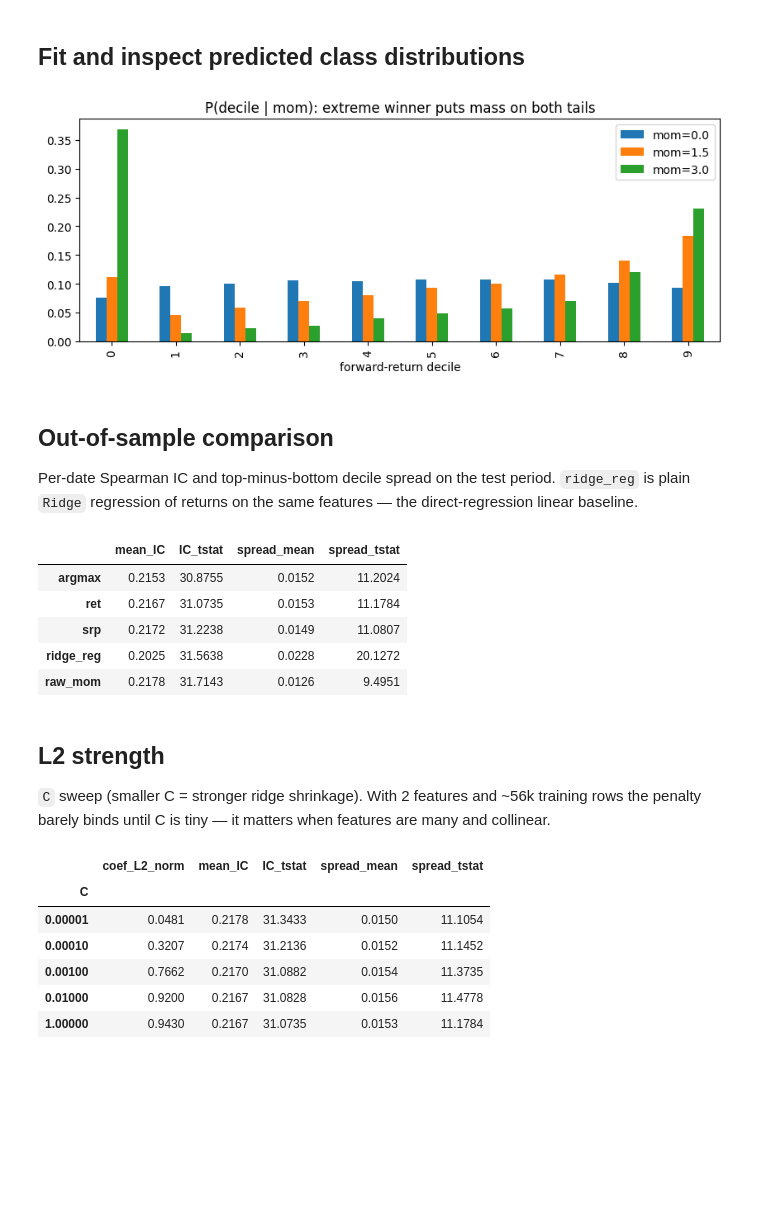
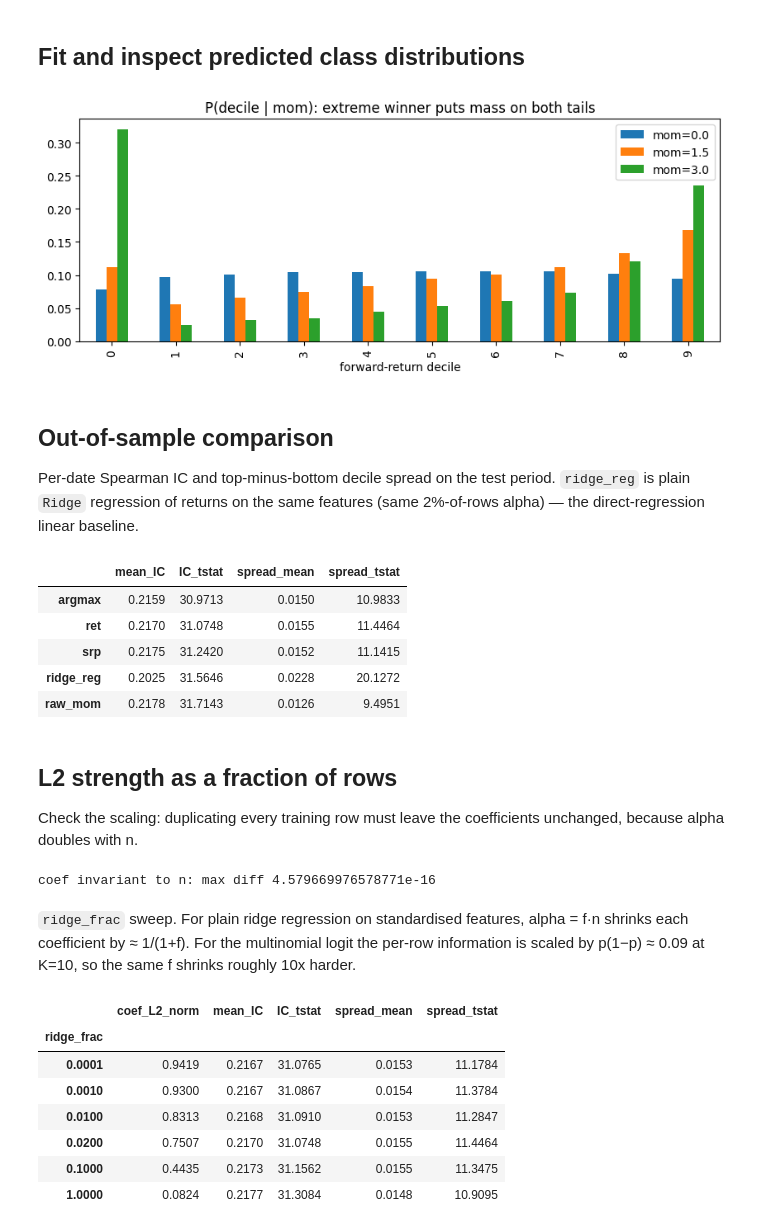
Before and after one commit to quantpapers/notebooks, a Jupyter notebook: linear_bimodal_momentum_demo.ipynb, the cells around one changed output. Drawn from its saved outputs; the diff is of its cells as text; code cells hidden in the pictures; blank space fills up the shorter version.

Commit message:
+ridge scaler

```diff
--- a/linear_bimodal_momentum_demo.ipynb
+++ b/linear_bimodal_momentum_demo.ipynb
@@ -37,13 +35,15 @@ Matplotlib is building the font cache; this may take a moment.
 class RidgeBimodalMomentum:
     """Linear Bimodal Momentum: L2-penalised multinomial logit over per-date return deciles.
 
-    ``C`` is the inverse L2 strength (smaller = more shrinkage). Features are
-    standardised first so the penalty treats them equally.
+    ``ridge_frac`` sets the L2 penalty as a fraction of training rows:
+    alpha = ridge_frac * n, i.e. sklearn's C = 1 / alpha (sklearn sums the loss
+    over rows, so a fixed C would weaken relative to the data as n grows).
+    Features are standardised first so the penalty treats them equally.
     """
 
-    def __init__(self, K=10, C=1.0):
+    def __init__(self, K=10, ridge_frac=0.02):
         self.K = K
-        self.C = C
+        self.ridge_frac = ridge_frac
 
     def fit(self, X, fwd_ret):
         r = fwd_ret.reindex(X.index).to_numpy(dtype=float)
@@ -52,9 +52,10 @@ class RidgeBimodalMomentum:
         X, r, y = X[ok], r[ok], y[ok]
         self.mu_ = np.array([r[y == k].mean() for k in range(self.K)])
         self.sd_ = np.array([r[y == k].std() for k in range(self.K)])
+        self.C_ = 1.0 / (self.ridge_frac * len(y))
         self.clf_ = make_pipeline(
             StandardScaler(),
-            LogisticRegression(C=self.C, l1_ratio=0.0, max_iter=1000),  # l1_ratio=0 -> pure L2
+            LogisticRegression(C=self.C_, l1_ratio=0.0, max_iter=1000),  # l1_ratio=0 -> pure L2
         ).fit(X, y)
         return self
 
@@ -110,20 +111,20 @@ train 56,000 rows, test 24,000 rows, split 2021-01-27
 # %% [markdown]
 ## Fit and inspect predicted class distributions
 # %%
-model = RidgeBimodalMomentum(K=10, C=1.0).fit(X[tr], fwd[tr])
+model = RidgeBimodalMomentum(K=10, ridge_frac=0.02).fit(X[tr], fwd[tr])
 
 probe = pd.DataFrame({'mom': [0.0, 1.5, 3.0]})
 probe['mom2'] = probe['mom']**2
 P = pd.DataFrame(model.clf_.predict_proba(probe), index=[f'mom={m}' for m in probe['mom']])
 P.T.plot.bar(figsize=(10, 3.5), title='P(decile | mom): extreme winner puts mass on both tails')
 plt.xlabel('forward-return decile');
 # %% [output]
-[figure, old version]
+[figure, new version]
 # %% [markdown]
 ## Out-of-sample comparison
 
 Per-date Spearman IC and top-minus-bottom decile spread on the test period. `ridge_reg` is plain
-`Ridge` regression of returns on the same features — the direct-regression linear baseline.
+`Ridge` regression of returns on the same features (same 2%-of-rows alpha) — the direct-regression linear baseline.
 # %%
 def evaluate(score):
     df = pd.DataFrame({'s': score, 'r': fwd[te]})
@@ -135,34 +136,48 @@ def evaluate(score):
                       'spread_mean': spread.mean(), 'spread_tstat': spread.mean() / spread.std() * np.sqrt(len(spread))})
 
 scores = {m: model.score(X[te], m) for m in ('argmax', 'ret', 'srp')}
-ridge = make_pipeline(StandardScaler(), Ridge(alpha=1.0)).fit(X[tr], fwd[tr])
+ridge = make_pipeline(StandardScaler(), Ridge(alpha=0.02 * tr.sum())).fit(X[tr], fwd[tr])
 scores['ridge_reg'] = pd.Series(ridge.predict(X[te]), index=X[te].index)
 scores['raw_mom'] = X.loc[te, 'mom']
 pd.DataFrame({k: evaluate(v) for k, v in scores.items()}).T.round(4)
 # %% [output]
 |  | mean_IC | IC_tstat | spread_mean | spread_tstat |
-| argmax | 0.2153 | 30.8755 | 0.0152 | 11.2024 |
-| ret | 0.2167 | 31.0735 | 0.0153 | 11.1784 |
-| srp | 0.2172 | 31.2238 | 0.0149 | 11.0807 |
-| ridge_reg | 0.2025 | 31.5638 | 0.0228 | 20.1272 |
+| argmax | 0.2159 | 30.9713 | 0.0150 | 10.9833 |
+| ret | 0.2170 | 31.0748 | 0.0155 | 11.4464 |
+| srp | 0.2175 | 31.2420 | 0.0152 | 11.1415 |
+| ridge_reg | 0.2025 | 31.5646 | 0.0228 | 20.1272 |
 | raw_mom | 0.2178 | 31.7143 | 0.0126 | 9.4951 |
-# %% [markdown]
-## L2 strength
-
-`C` sweep (smaller C = stronger ridge shrinkage). With 2 features and ~56k training rows the
-penalty barely binds until C is tiny — it matters when features are many and collinear.
+# %% [markdown]
+## L2 strength as a fraction of rows
+
+Check the scaling: duplicating every training row must leave the coefficients unchanged,
+because alpha doubles with n.
+# %%
+Xs, fs = X[tr].iloc[:5000], fwd[tr].iloc[:5000]
+dup = lambda d: pd.concat([d, d.rename(index=lambda s: s + '_dup', level='secId')])
+c1 = RidgeBimodalMomentum(ridge_frac=0.02).fit(Xs, fs).clf_[-1].coef_
+c2 = RidgeBimodalMomentum(ridge_frac=0.02).fit(dup(Xs), dup(fs)).clf_[-1].coef_
+assert np.allclose(c1, c2, atol=1e-4), np.abs(c1 - c2).max()
+print('coef invariant to n: max diff', np.abs(c1 - c2).max())
+# %% [output]
+coef invariant to n: max diff 4.579669976578771e-16
+# %% [markdown]
+`ridge_frac` sweep. For plain ridge regression on standardised features, alpha = f·n shrinks
+each coefficient by ≈ 1/(1+f). For the multinomial logit the per-row information is scaled by
+p(1−p) ≈ 0.09 at K=10, so the same f shrinks roughly 10x harder.
 # %%
 rows = {}
-for C in [1e-5, 1e-4, 1e-3, 1e-2, 1.0]:
-    m = RidgeBimodalMomentum(K=10, C=C).fit(X[tr], fwd[tr])
+for f in [1e-4, 1e-3, 1e-2, 0.02, 0.1, 1.0]:
+    m = RidgeBimodalMomentum(K=10, ridge_frac=f).fit(X[tr], fwd[tr])
     coef_norm = np.linalg.norm(m.clf_[-1].coef_)
-    rows[C] = {'coef_L2_norm': coef_norm, **evaluate(m.score(X[te], 'ret'))}
-pd.DataFrame(rows).T.rename_axis('C').round(4)
+    rows[f] = {'coef_L2_norm': coef_norm, **evaluate(m.score(X[te], 'ret'))}
+pd.DataFrame(rows).T.rename_axis('ridge_frac').round(4)
 # %% [output]
 |  | coef_L2_norm | mean_IC | IC_tstat | spread_mean | spread_tstat |
-| C |  |  |  |  |  |
-| 0.00001 | 0.0481 | 0.2178 | 31.3433 | 0.0150 | 11.1054 |
-| 0.00010 | 0.3207 | 0.2174 | 31.2136 | 0.0152 | 11.1452 |
-| 0.00100 | 0.7662 | 0.2170 | 31.0882 | 0.0154 | 11.3735 |
-| 0.01000 | 0.9200 | 0.2167 | 31.0828 | 0.0156 | 11.4778 |
-| 1.00000 | 0.9430 | 0.2167 | 31.0735 | 0.0153 | 11.1784 |
+| ridge_frac |  |  |  |  |  |
+| 0.0001 | 0.9419 | 0.2167 | 31.0765 | 0.0153 | 11.1784 |
+| 0.0010 | 0.9300 | 0.2167 | 31.0867 | 0.0154 | 11.3784 |
+| 0.0100 | 0.8313 | 0.2168 | 31.0910 | 0.0153 | 11.2847 |
+| 0.0200 | 0.7507 | 0.2170 | 31.0748 | 0.0155 | 11.4464 |
+| 0.1000 | 0.4435 | 0.2173 | 31.1562 | 0.0155 | 11.3475 |
+| 1.0000 | 0.0824 | 0.2177 | 31.3084 | 0.0148 | 10.9095 |
```
Also changed, not shown: parts of 1 cell of this notebook.
